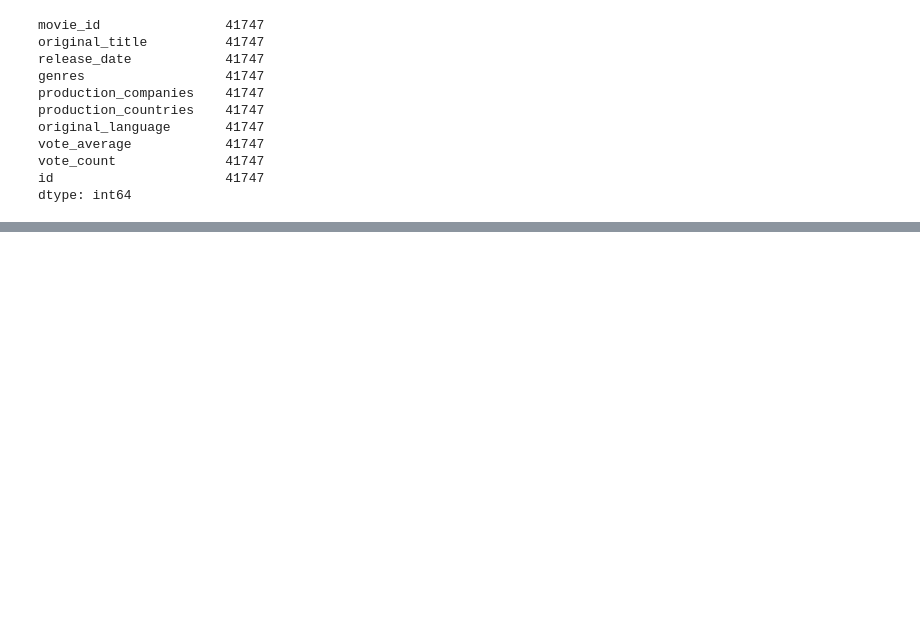
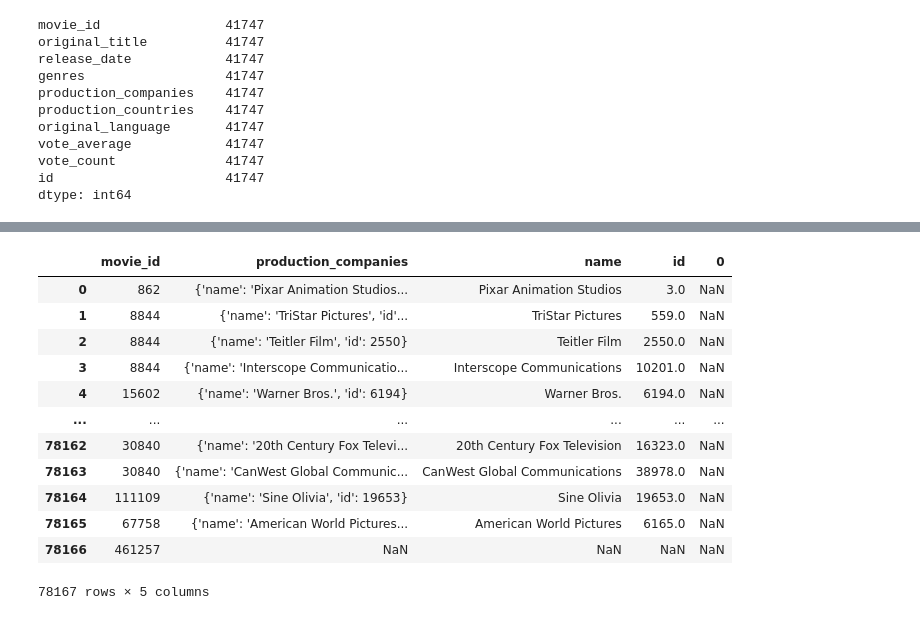
Before and after one commit to caseygomez/Female-Representation-In-The-Film-Industry, a Jupyter notebook: movies_metadata.ipynb, the cells around one changed output, grey strips where cells are left out. Saved outputs shown, nothing was run; the diff lists cells and outputs as text; code cells hidden in the pictures; blank space fills up the shorter version.

```diff
--- a/movies_metadata.ipynb
+++ b/movies_metadata.ipynb
@@ -251,0 +295,4 @@ dtype: int64
+# %%
+#Create production_companies df
+company_df=meta_df[['movie_id','production_companies']]
+company_df.head()
@@ -251,0 +306,6 @@ dtype: int64
+# %%
+# Explode list of dictionaries to one dictionary per line
+company_df.production_companies = company_df.production_companies.apply(literal_eval)
+company_df = company_df.explode('production_companies', ignore_index=True)
+
+company_df
@@ -251,0 +326,19 @@ dtype: int64
+# %%
+# Split dictionary into separate columns
+company_df = pd.concat([company_df, company_df['production_companies'].apply(pd.Series)], axis=1)
+
+company_df
+# %% [output]
+|  | movie_id | production_companies | name | id | 0 |
+| 0 | 862 | {'name': 'Pixar Animation Studios... | Pixar Animation Studios | 3.0 | NaN |
+| 1 | 8844 | {'name': 'TriStar Pictures', 'id'... | TriStar Pictures | 559.0 | NaN |
+| 2 | 8844 | {'name': 'Teitler Film', 'id': 2550} | Teitler Film | 2550.0 | NaN |
+| 3 | 8844 | {'name': 'Interscope Communicatio... | Interscope Communications | 10201.0 | NaN |
+| 4 | 15602 | {'name': 'Warner Bros.', 'id': 6194} | Warner Bros. | 6194.0 | NaN |
+| ... | ... | ... | ... | ... | ... |
+| 78162 | 30840 | {'name': '20th Century Fox Televi... | 20th Century Fox Television | 16323.0 | NaN |
+| 78163 | 30840 | {'name': 'CanWest Global Communic... | CanWest Global Communications | 38978.0 | NaN |
+| 78164 | 111109 | {'name': 'Sine Olivia', 'id': 19653} | Sine Olivia | 19653.0 | NaN |
+| 78165 | 67758 | {'name': 'American World Pictures... | American World Pictures | 6165.0 | NaN |
+| 78166 | 461257 | NaN | NaN | NaN | NaN |
+78167 rows × 5 columns
```
Also changed, not shown: parts of 27 cells of this notebook, 4 other files.
